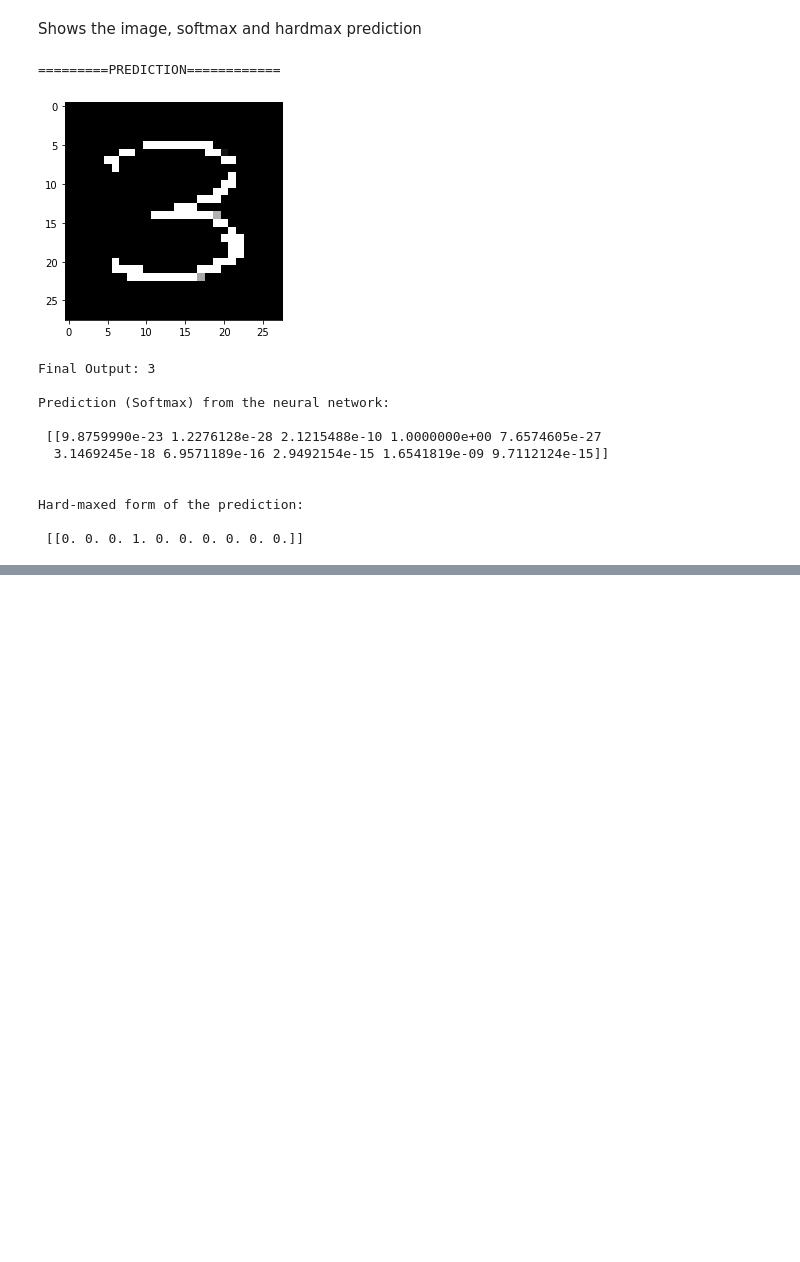
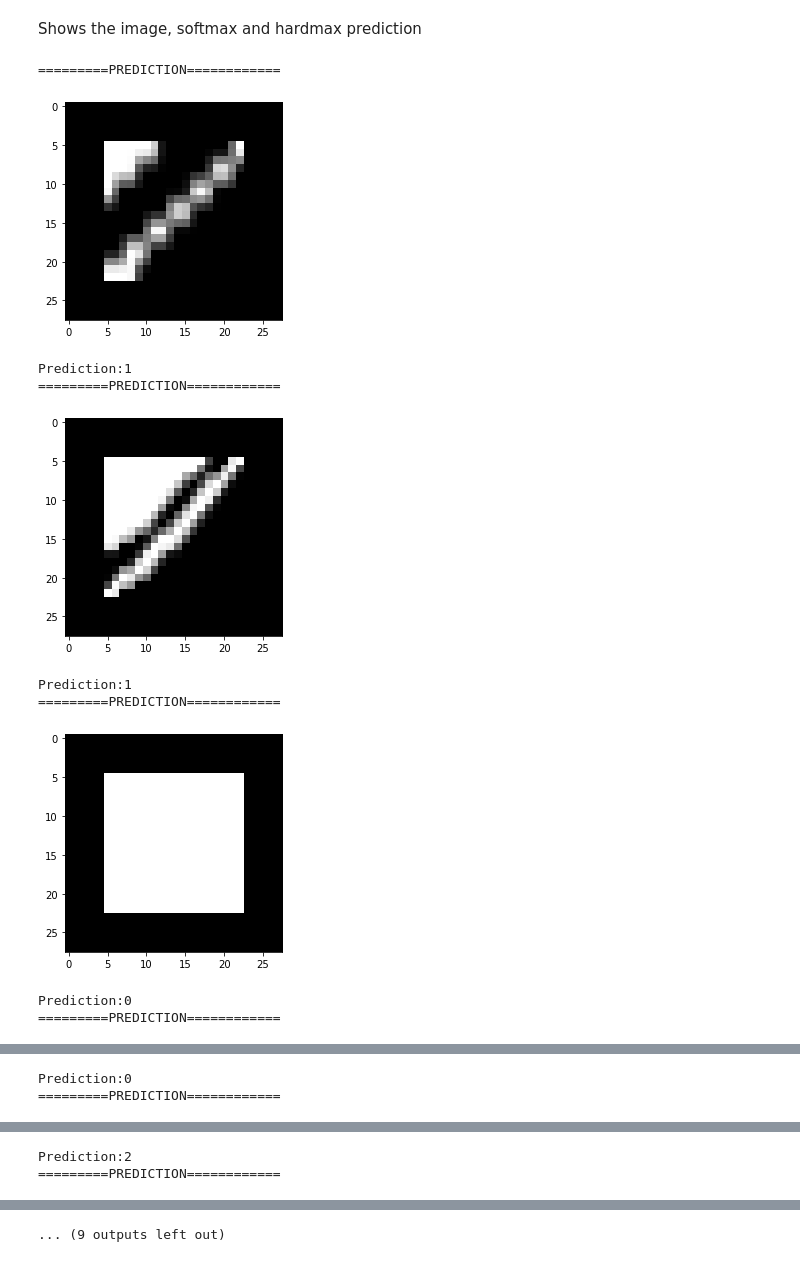
Before and after one commit to EdnaWoop/AI, a Jupyter notebook: OMGYESS!.ipynb, the cells around one changed output, grey strips where cells are left out. Drawn from its saved outputs; the diff is of its cells as text; code cells hidden in the pictures; blank space fills up the shorter version.

```diff
--- a/OMGYESS!.ipynb
+++ b/OMGYESS!.ipynb
@@ -132,7 +132,7 @@ Has several steps involved
 3) If there are several digits in the image each image is stored
 4) The digits are cropped to 18x18 instead of 28x28 so that they can be in center like mnist digits and a padding of 5 is added on height and width to make it 28x28 while predicting
 # %%
-image = cv2.imread(r'C:\Users\Yash\Desktop\KTH\Sem1-p2-AI\ProjectNn\normal\3.jpg') #input the image location
+image = cv2.imread(r'C:\Users\Yash\Desktop\KTH\Sem1-p2-AI\ProjectNn\evaluate.jpg') #input the image location
 grey = cv2.cvtColor(image.copy(), cv2.COLOR_BGR2GRAY)                              #converts the image to grayscale
 ret, thresh = cv2.threshold(grey.copy(), 75, 255, cv2.THRESH_BINARY_INV)           #makes digit in image white and everything else black
 _, contours, _ = cv2.findContours(thresh.copy(), cv2.RETR_EXTERNAL, cv2.CHAIN_APPROX_SIMPLE)
@@ -167,28 +167,18 @@ Shows the image, softmax and hardmax prediction
 # %%
 for digit in preprocessed_digits:
     prediction = model.predict(digit.reshape(1, 28, 28, 1))
-
-    print ("=========PREDICTION============ \n\n")
+    print ("=========PREDICTION============ \n")
     plt.imshow(digit.reshape(28, 28), cmap="gray")
     plt.show()
-    print("\n\nFinal Output: {}".format(np.argmax(prediction)))
-
-    print ("\nPrediction (Softmax) from the neural network:\n\n {}".format(prediction))
-
-    hard_maxed_prediction = np.zeros(prediction.shape)
-    hard_maxed_prediction[0][np.argmax(prediction)] = 1
-    print ("\n\nHard-maxed form of the prediction: \n\n {}".format(hard_maxed_prediction))
+    print("\nPrediction:"+str(np.argmax(prediction)))
 # %% [output]
 =========PREDICTION============
-[figure, old version]
+[figure, new version]
-Final Output: 3
-
-Prediction (Softmax) from the neural network:
-
- [[9.8759990e-23 1.2276128e-28 2.1215488e-10 1.0000000e+00 7.6574605e-27
-  3.1469245e-18 6.9571189e-16 2.9492154e-15 1.6541819e-09 9.7112124e-15]]
-
-
-Hard-maxed form of the prediction:
-
- [[0. 0. 0. 1. 0. 0. 0. 0. 0. 0.]]
+Prediction:1
+=========PREDICTION============
+[figure, added]
+Prediction:1
+=========PREDICTION============
+[figure, added]
+Prediction:0
+=========PREDICTION============
@@ -194,0 +186,2 @@ Hard-maxed form of the prediction:
+Prediction:0
+=========PREDICTION============
@@ -194,0 +189,2 @@ Hard-maxed form of the prediction:
+Prediction:2
+=========PREDICTION============
@@ -195,2 +192,3 @@ Hard-maxed form of the prediction:
+... (9 outputs left out)
 # %%
 model.save("working!.h5")
```
Also changed, not shown: parts of 4 cells of this notebook.
